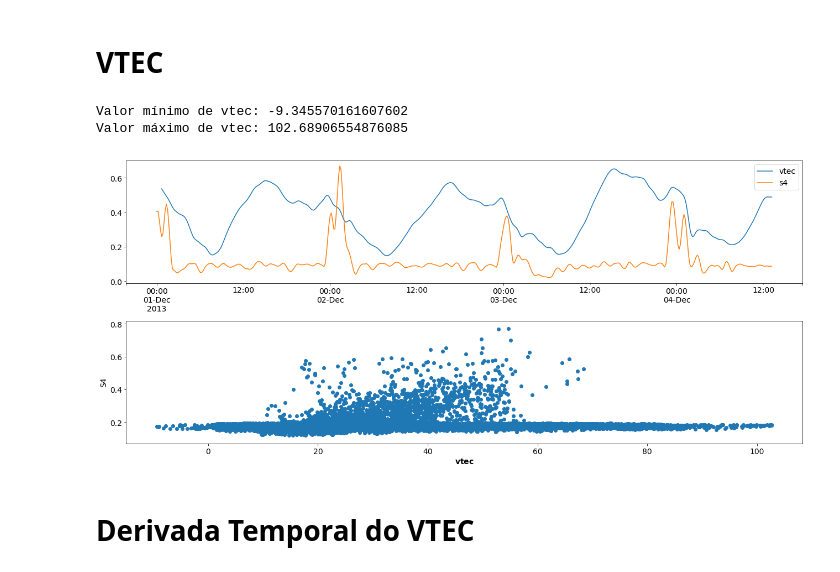
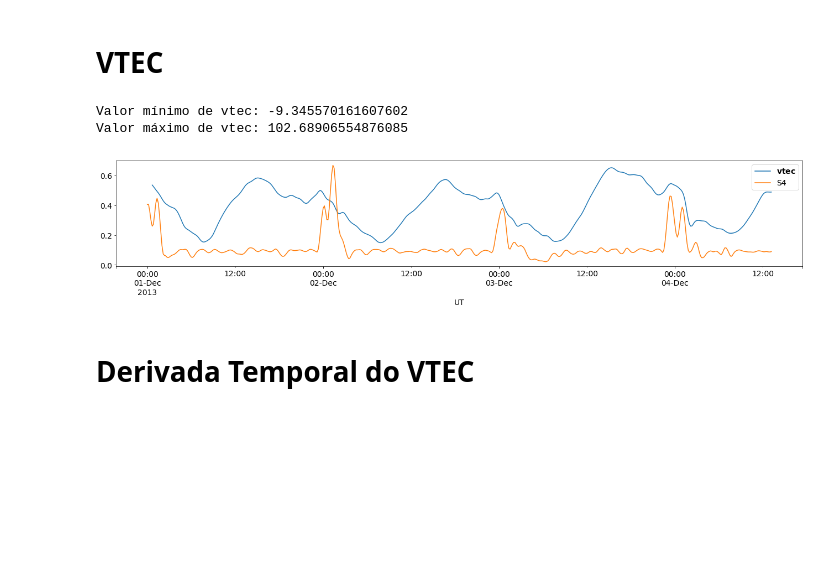
Before and after one commit to retiarus/correlation_vtec_s4, a Jupyter notebook: 06_analise_sj2.ipynb, the cells around one changed output. Cells and saved outputs as stored; diff of their text form; code cells hidden in the pictures; blank space fills up the shorter version.

Commit message:
remove scatter plot, and add UT label to the plots

```diff
--- a/06_analise_sj2.ipynb
+++ b/06_analise_sj2.ipynb
@@ -70,29 +70,37 @@ Valor máximo de s4: 0.7698330806187225
 # %%
 # to vtec data
 value_min_vtec = vtec.min()
 value_max_vtec = vtec.max()
 
 print('Valor mínimo de vtec:', value_min_vtec)
 print('Valor máximo de vtec:', value_max_vtec)
 
 scale_vtec = Scale(value_min_vtec, value_max_vtec)
 vtec_scale = pd.Series(scale_vtec(vtec.values.ravel()), index=vtec.index)
 
-fig, ax = plt.subplots(2, 1)
-figsize=(18, 8)
-vtec_scale[0:512].plot(figsize=figsize, ax=ax[0], label='vtec')
-s4_scale[0:512].plot(figsize=figsize, ax=ax[0], label='s4')
-ax[0].legend(loc="upper right")
+fig, ax = plt.subplots(1, 1)
+figsize=(18, 4)
+vtec_scale[0:512].plot(figsize=figsize, ax=ax, label=r'$\bf vtec$')
+s4_scale[0:512].plot(figsize=figsize, ax=ax, label='S4')
+ax.legend(loc="upper right")
+ax.set(xlabel='UT')
 
-ax[1].scatter(vtec.values, s4.values)
-ax[1].set_xlabel(r'$\bf vtec$')
-ax[1].set_ylabel('S4')
+#fig, ax = plt.subplots(2, 1)
+#figsize=(18, 8)
+#vtec_scale[0:512].plot(figsize=figsize, ax=ax[0], label=r'$\bf vtec$')
+#s4_scale[0:512].plot(figsize=figsize, ax=ax[0], label='S4')
+#ax[0].legend(loc="upper right")
+
+#ax[1].scatter(vtec.values, s4.values)
+#ax[1].set_xlabel(r'$\bf vtec$')
+#ax[1].set_ylabel('S4')
+
 plt.tight_layout()
 plt.savefig('./images/vtec_scatter.eps', format='eps', dpi=1000)
 # %% [output]
 Valor mínimo de vtec: -9.345570161607602
 Valor máximo de vtec: 102.68906554876085
-[figure, old version]
+[figure, new version]
 # %% [markdown]
 # Derivada Temporal do VTEC
 # %%
```
Also changed, not shown: parts of 6 cells of this notebook, 7 other files.
